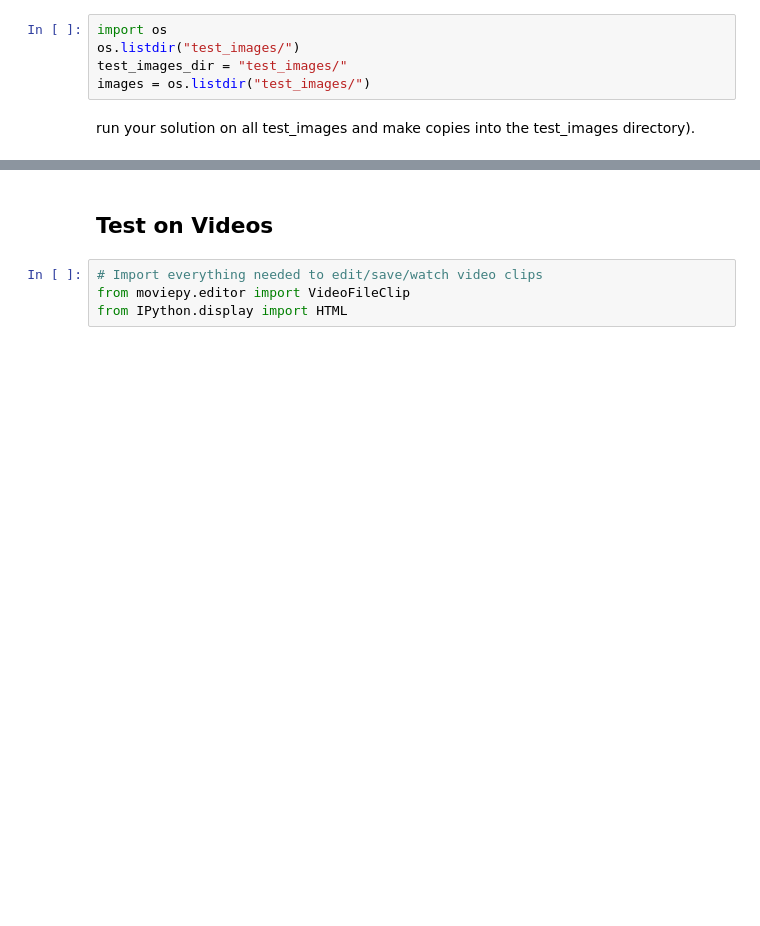
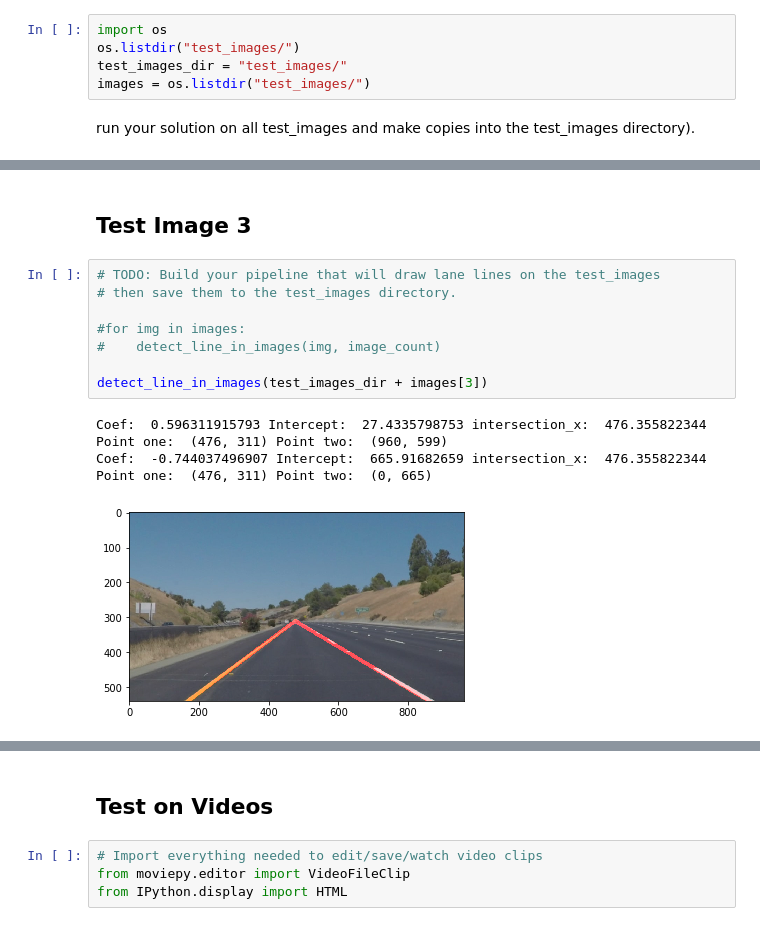
Before and after one commit to calsaviour/sdc, a Jupyter notebook: TermOne/CarND-LaneLines-P1/P1-Copy1.ipynb, the cells around one changed output, grey strips where cells are left out. Saved outputs shown, nothing was run; the diff lists cells and outputs as text; blank space fills up the shorter version.

```diff
--- a/TermOne/CarND-LaneLines-P1/P1-Copy1.ipynb
+++ b/TermOne/CarND-LaneLines-P1/P1-Copy1.ipynb
@@ -359,0 +358,16 @@ for img in images:
+# %% [markdown]
+## Test Image 3
+# %%
+# TODO: Build your pipeline that will draw lane lines on the test_images
+# then save them to the test_images directory.
+
+#for img in images:
+#    detect_line_in_images(img, image_count)
+
+detect_line_in_images(test_images_dir + images[3])
+# %% [output]
+Coef:  0.596311915793 Intercept:  27.4335798753 intersection_x:  476.355822344
+Point one:  (476, 311) Point two:  (960, 599)
+Coef:  -0.744037496907 Intercept:  665.91682659 intersection_x:  476.355822344
+Point one:  (476, 311) Point two:  (0, 665)
+[figure, added]
```
Also changed, not shown: parts of 18 cells of this notebook.
